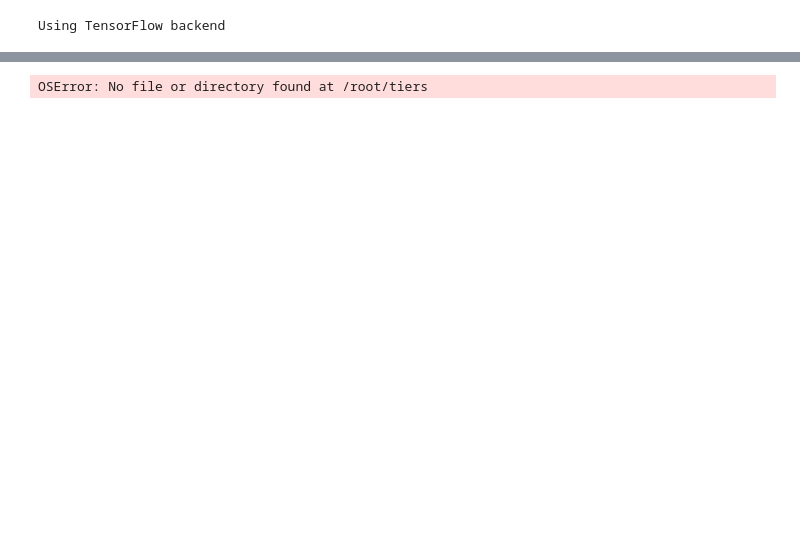
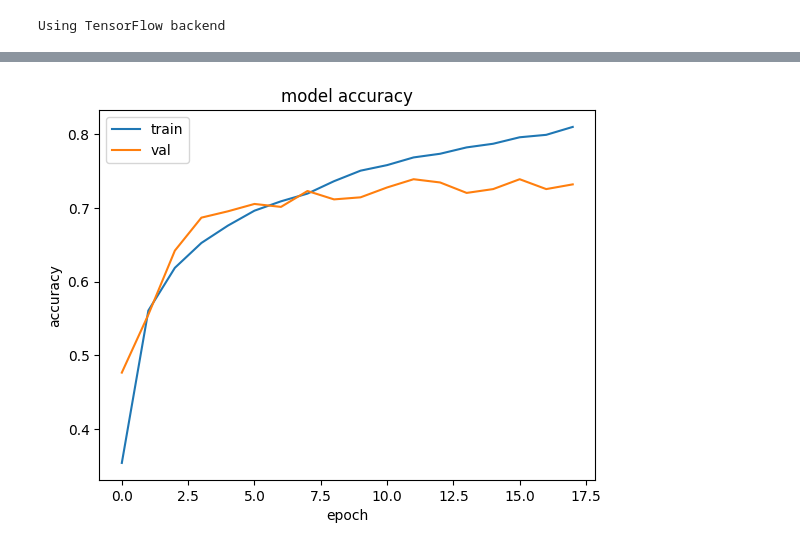
Before and after one commit to arnaud-feldmann/projet_distillation_cnam, a Jupyter notebook: projet_distillation_cnam.ipynb, the cells around one changed output, grey strips where cells are left out. Cells and saved outputs as stored; diff of their text form; code cells hidden in the pictures; blank space fills up the shorter version.

```diff
--- a/projet_distillation_cnam.ipynb
+++ b/projet_distillation_cnam.ipynb
@@ -27,7 +27,7 @@ import datetime
 Using TensorFlow backend
 # %%
 n_epoch = 1000 # Il y a le early stopping
-batch_size = 100
+batch_size = 400
 # %%
 (X_train, y_train), (X_test, y_test) = cifar100.load_data()
 X_train = np.float64(X_train)/255
@@ -80,7 +80,7 @@ model = Sequential([
     Dense(num_classes, activation="softmax")])
 # %%
 model.compile(optimizer='adam', loss='categorical_crossentropy', metrics=['accuracy'])
-early_stopping_callback = EarlyStopping(monitor='val_loss', patience=20, restore_best_weights=True)
+early_stopping_callback = EarlyStopping(monitor='val_loss', patience=5, restore_best_weights=True)
 history_1 = model.fit(X_train, y_train, epochs=n_epoch, batch_size=batch_size, validation_split = 0.1,callbacks = early_stopping_callback)
 model.save("/root/modele.keras")
 # %% [output]
@@ -104,4 +104,11 @@ Epoch 42/1000
-# %%
-tf.keras.models.load_model("/root/tiers")
-# %% [output]
-OSError: No file or directory found at /root/tiers
+# %%
+from matplotlib import pyplot as plt
+plt.plot(history_1.history['accuracy'][:21])
+plt.plot(history_1.history['val_accuracy'][:21])
+plt.title('model accuracy')
+plt.ylabel('accuracy')
+plt.xlabel('epoch')
+plt.legend(['train', 'val'], loc='upper left')
+plt.show()
+# %% [output]
+[figure, added]
```
Also changed, not shown: parts of 4 cells of this notebook.
